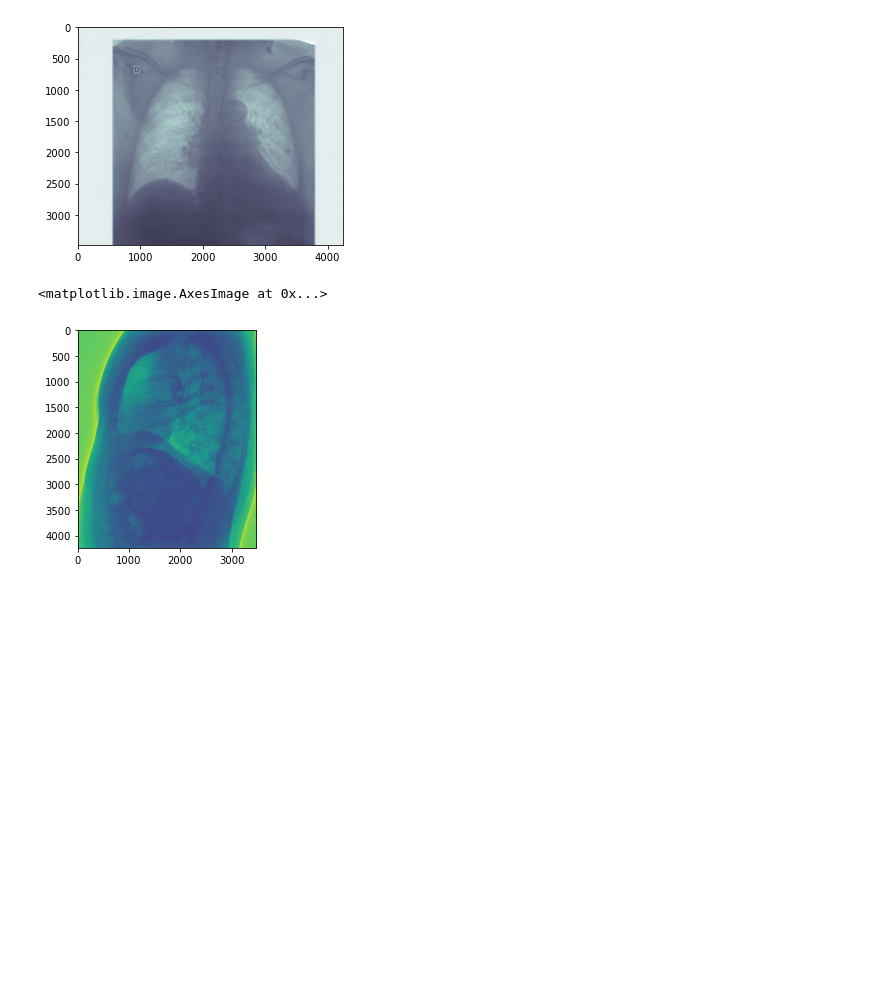
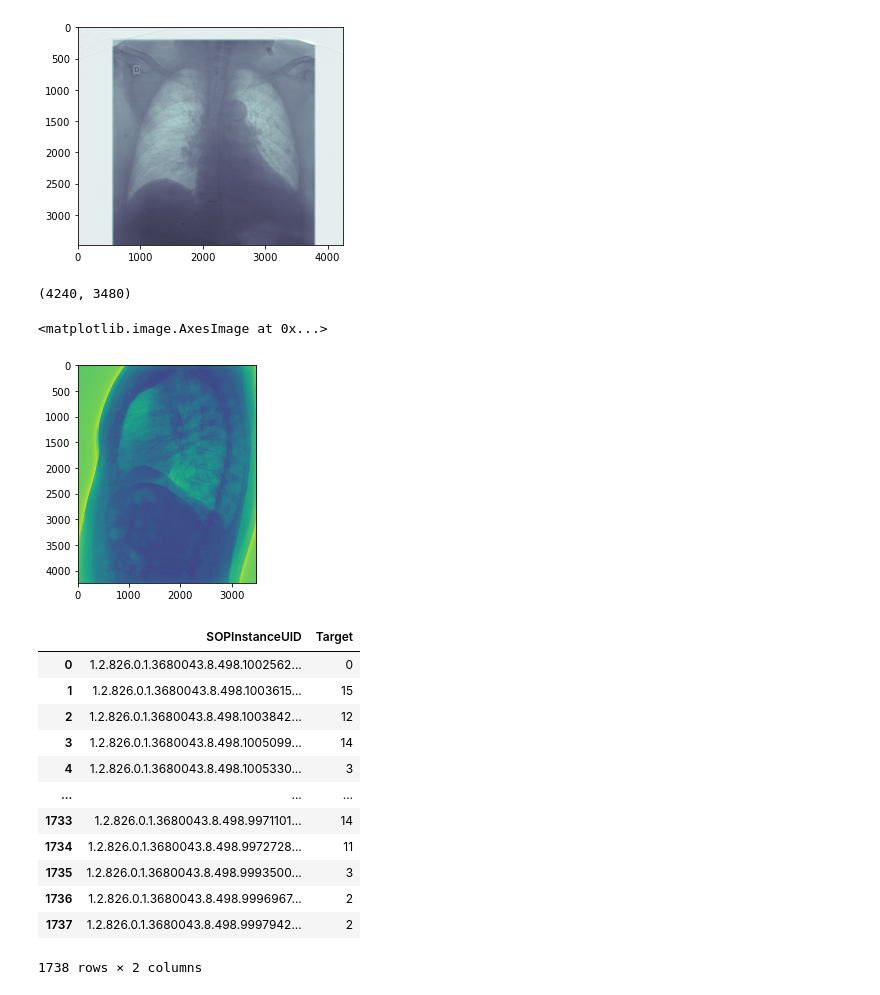
Before and after one commit to hekoh99/pytorch_exercise, a Jupyter notebook: kaggle/x-ray/classification_Xray.ipynb, the cells around one changed output. Saved outputs shown, nothing was run; the diff lists cells and outputs as text; code cells hidden in the pictures; blank space fills up the shorter version.

Commit message:
data

```diff
--- a/kaggle/x-ray/classification_Xray.ipynb
+++ b/kaggle/x-ray/classification_Xray.ipynb
@@ -81,11 +81,30 @@ train_transforms = transforms.Compose([
     transforms.Resize((360 , 360)) ,
     transforms.RandomHorizontalFlip(p = 0.5) , # 0.5 확률로 좌우 반전
     transforms.ToTensor() ,
-    transforms.Normalize((0, 0, 0) , (1, 1, 1)) # 각 채널별로 mean과 std로 정규화
 ])
 
 check = CustomSet(train_dcms , [1,2], TRAIN_PATH , "train" , train_transforms)
+print(check[0].pixel_array.shape)
 plt.imshow(check[0].pixel_array)
 # %% [output]
-<matplotlib.image.AxesImage at 0x...>
+(4240, 3480)
+<matplotlib.image.AxesImage at 0x...>
 [figure]
+# %%
+train_csv = "./data/train.csv"
+df = pd.read_csv(train_csv)
+df
+# %% [output]
+|  | SOPInstanceUID | Target |
+| 0 | 1.2.826.0.1.3680043.8.498.1002562... | 0 |
+| 1 | 1.2.826.0.1.3680043.8.498.1003615... | 15 |
+| 2 | 1.2.826.0.1.3680043.8.498.1003842... | 12 |
+| 3 | 1.2.826.0.1.3680043.8.498.1005099... | 14 |
+| 4 | 1.2.826.0.1.3680043.8.498.1005330... | 3 |
+| ... | ... | ... |
+| 1733 | 1.2.826.0.1.3680043.8.498.9971101... | 14 |
+| 1734 | 1.2.826.0.1.3680043.8.498.9972728... | 11 |
+| 1735 | 1.2.826.0.1.3680043.8.498.9993500... | 3 |
+| 1736 | 1.2.826.0.1.3680043.8.498.9996967... | 2 |
+| 1737 | 1.2.826.0.1.3680043.8.498.9997942... | 2 |
+1738 rows × 2 columns
```
